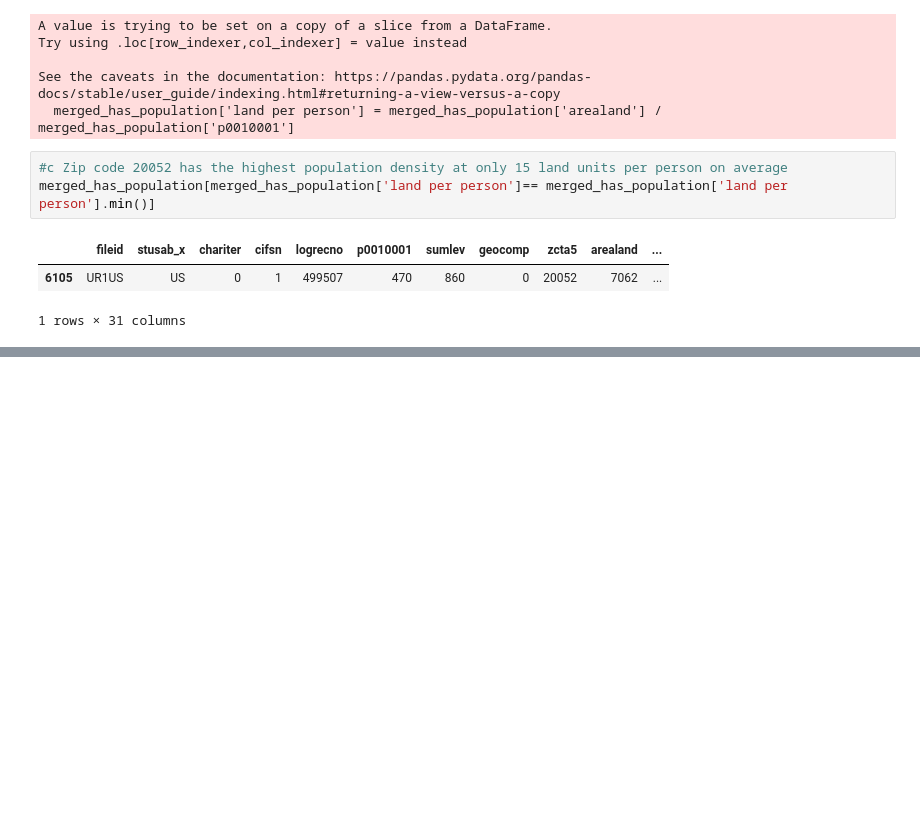
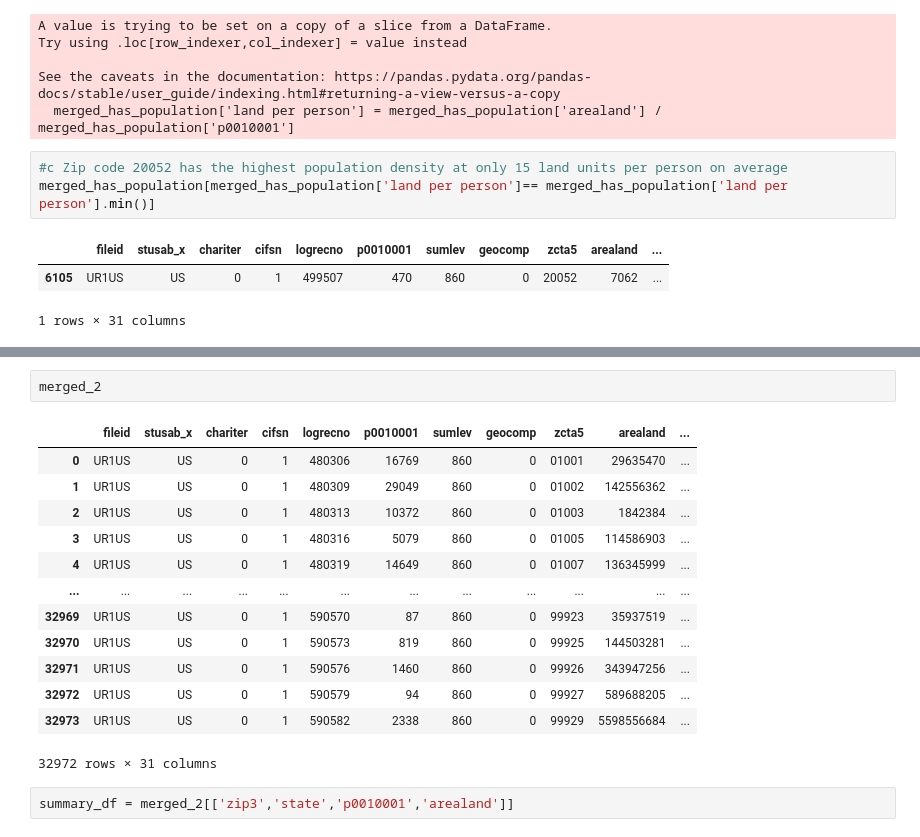
Before and after one commit to Richard-Shimada/US-Zip-Code-Analysis, a Jupyter notebook: Richard Shimada WEB.ipynb, the cells around one changed output, grey strips where cells are left out. Cells and saved outputs as stored; diff of their text form; blank space fills up the shorter version.

```diff
--- a/Richard Shimada WEB.ipynb
+++ b/Richard Shimada WEB.ipynb
@@ -253,0 +443,18 @@ merged_has_population[merged_has_population['land per person']== merged_has_popu
+# %%
+merged_2
+# %% [output]
+|  | fileid | stusab_x | chariter | cifsn | logrecno | p0010001 | sumlev | geocomp | zcta5 | arealand | ... |
+| 0 | UR1US | US | 0 | 1 | 480306 | 16769 | 860 | 0 | 01001 | 29635470 | ... |
+| 1 | UR1US | US | 0 | 1 | 480309 | 29049 | 860 | 0 | 01002 | 142556362 | ... |
+| 2 | UR1US | US | 0 | 1 | 480313 | 10372 | 860 | 0 | 01003 | 1842384 | ... |
+| 3 | UR1US | US | 0 | 1 | 480316 | 5079 | 860 | 0 | 01005 | 114586903 | ... |
+| 4 | UR1US | US | 0 | 1 | 480319 | 14649 | 860 | 0 | 01007 | 136345999 | ... |
+| ... | ... | ... | ... | ... | ... | ... | ... | ... | ... | ... | ... |
+| 32969 | UR1US | US | 0 | 1 | 590570 | 87 | 860 | 0 | 99923 | 35937519 | ... |
+| 32970 | UR1US | US | 0 | 1 | 590573 | 819 | 860 | 0 | 99925 | 144503281 | ... |
+| 32971 | UR1US | US | 0 | 1 | 590576 | 1460 | 860 | 0 | 99926 | 343947256 | ... |
+| 32972 | UR1US | US | 0 | 1 | 590579 | 94 | 860 | 0 | 99927 | 589688205 | ... |
+| 32973 | UR1US | US | 0 | 1 | 590582 | 2338 | 860 | 0 | 99929 | 5598556684 | ... |
+32972 rows × 31 columns
+# %%
+summary_df = merged_2[['zip3','state','p0010001','arealand']]
```
Also changed, not shown: parts of 35 cells of this notebook.
